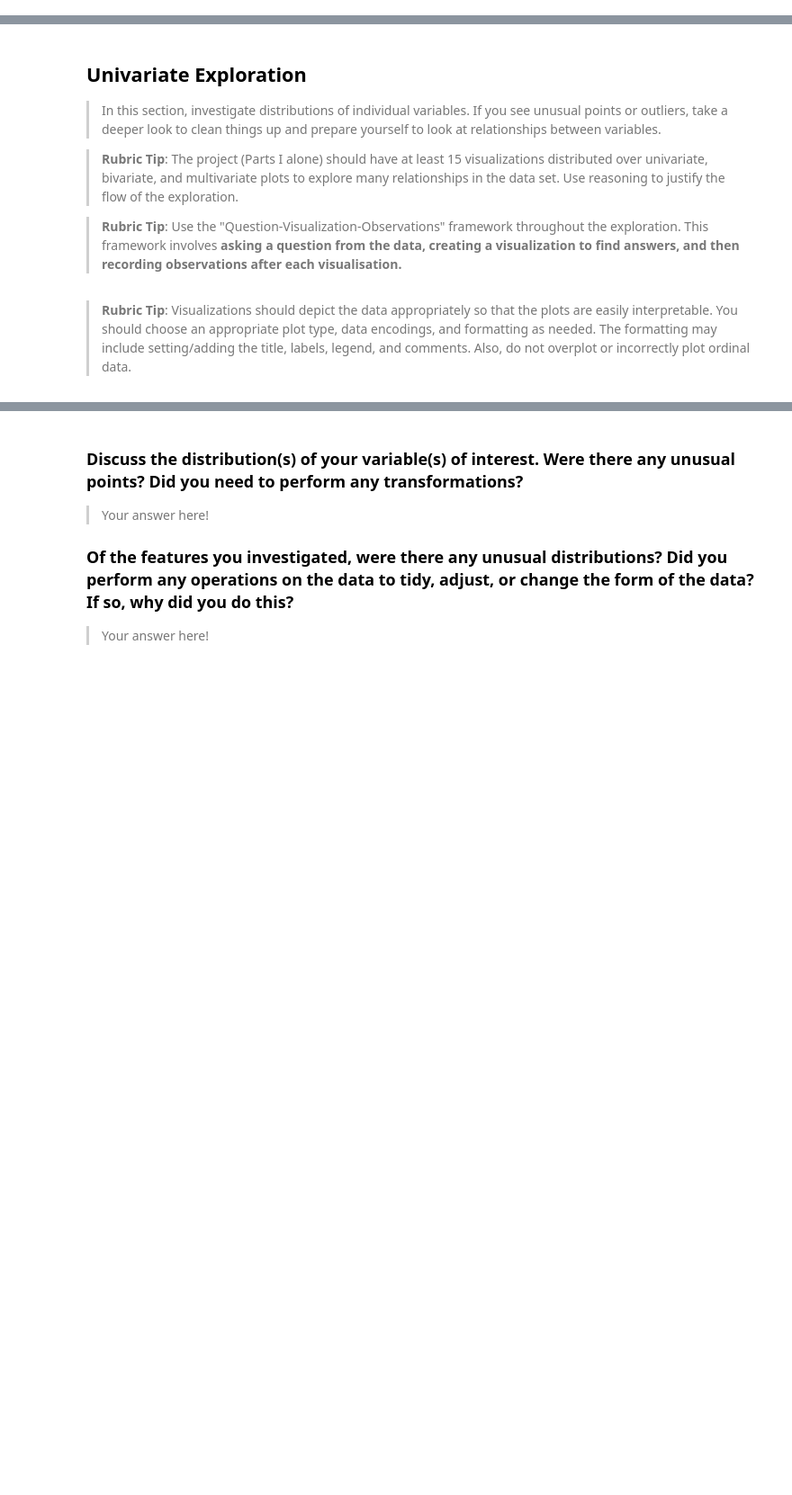
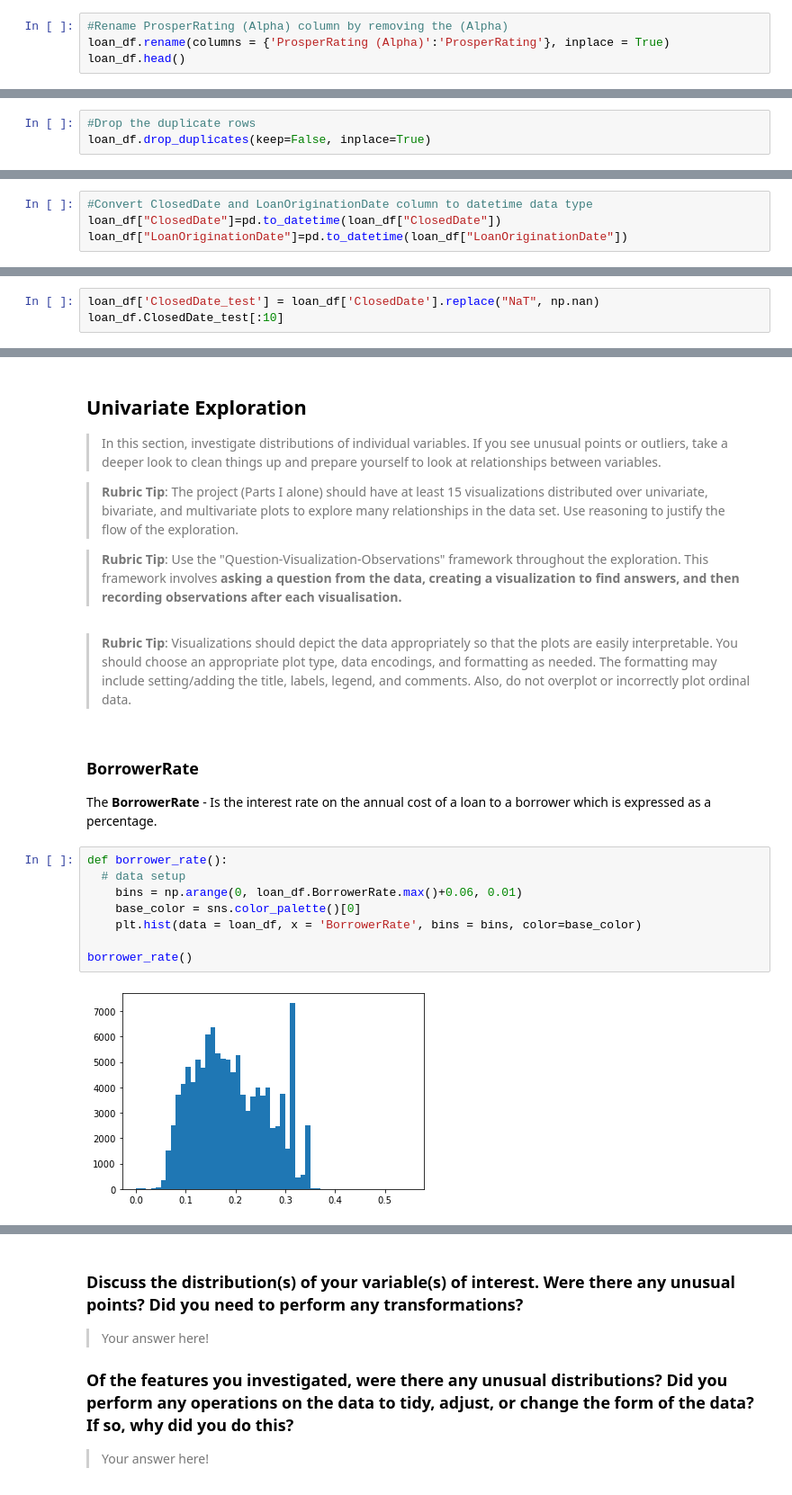
Before and after one commit to samwata/prosper_loan_data_analysis, a Jupyter notebook: Part_I_exploration_template.ipynb, the cells around one changed output, grey strips where cells are left out. Shown: that part at 90% size. Cells and saved outputs as stored; diff of their text form; blank space fills up the shorter version.

```diff
--- a/Part_I_exploration_template.ipynb
+++ b/Part_I_exploration_template.ipynb
@@ -53,0 +127,4 @@ loan_df.shape
+# %%
+#Rename ProsperRating (Alpha) column by removing the (Alpha)
+loan_df.rename(columns = {'ProsperRating (Alpha)':'ProsperRating'}, inplace = True)
+loan_df.head()
@@ -53,0 +177,3 @@ loan_df.shape
+# %%
+#Drop the duplicate rows
+loan_df.drop_duplicates(keep=False, inplace=True)
@@ -53,0 +190,4 @@ loan_df.shape
+# %%
+#Convert ClosedDate and LoanOriginationDate column to datetime data type
+loan_df["ClosedDate"]=pd.to_datetime(loan_df["ClosedDate"])
+loan_df["LoanOriginationDate"]=pd.to_datetime(loan_df["LoanOriginationDate"])
@@ -53,0 +225,3 @@ loan_df.shape
+# %%
+loan_df['ClosedDate_test'] = loan_df['ClosedDate'].replace("NaT", np.nan)
+loan_df.ClosedDate_test[:10]
@@ -68,3 +259,16 @@ and prepare yourself to look at relationships between variables.
 
 
 >**Rubric Tip**: Visualizations should depict the data appropriately so that the plots are easily interpretable. You should choose an appropriate plot type, data encodings, and formatting as needed. The formatting may include setting/adding the title, labels, legend, and comments. Also, do not overplot or incorrectly plot ordinal data.
+# %% [markdown]
+### BorrowerRate
+The **BorrowerRate** - Is the interest rate on the annual cost of a loan to  a borrower which is expressed as a percentage.
+# %%
+def borrower_rate():
+  # data setup
+    bins = np.arange(0, loan_df.BorrowerRate.max()+0.06, 0.01)
+    base_color = sns.color_palette()[0]
+    plt.hist(data = loan_df, x = 'BorrowerRate', bins = bins, color=base_color)
+
+borrower_rate()
+# %% [output]
+[figure, added]
```
Also changed, not shown: parts of 23 cells of this notebook.
